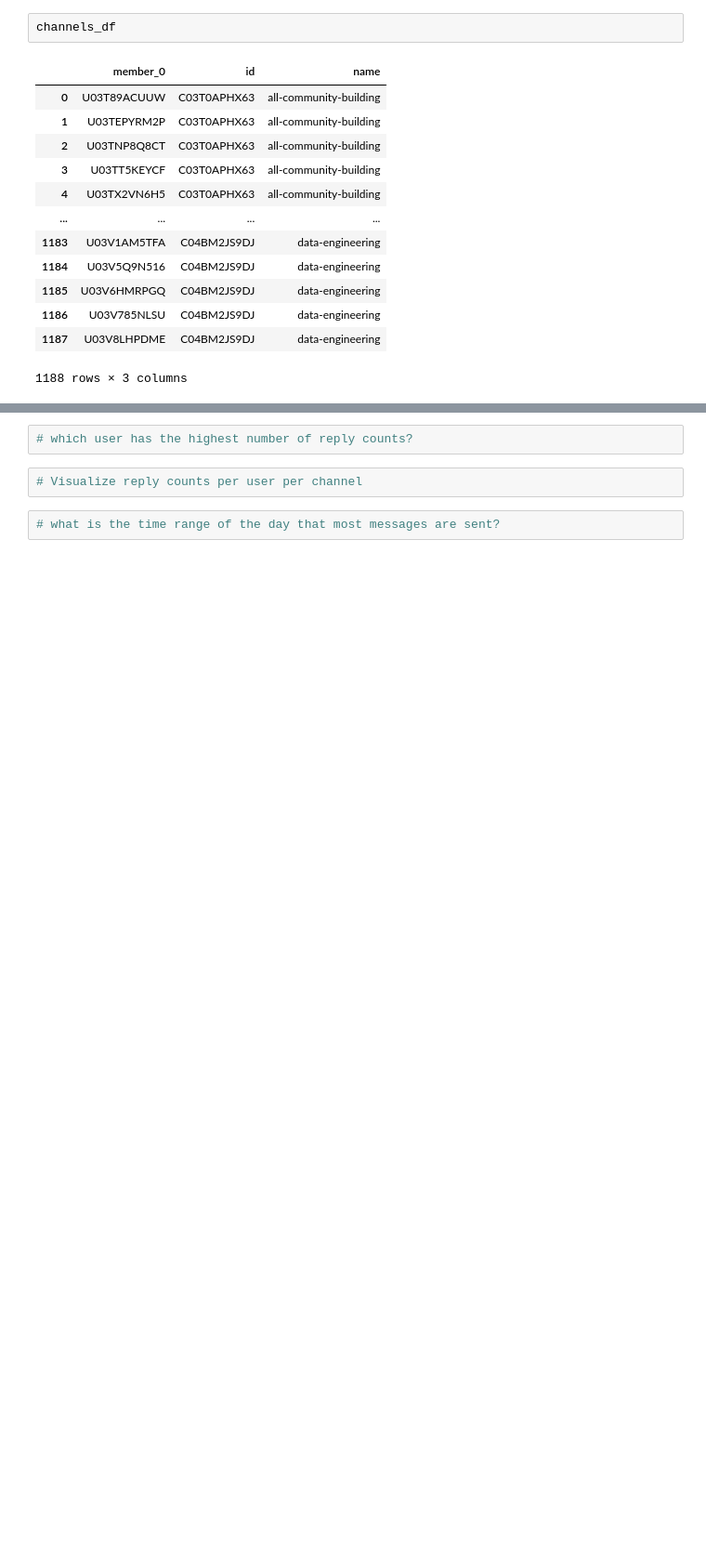
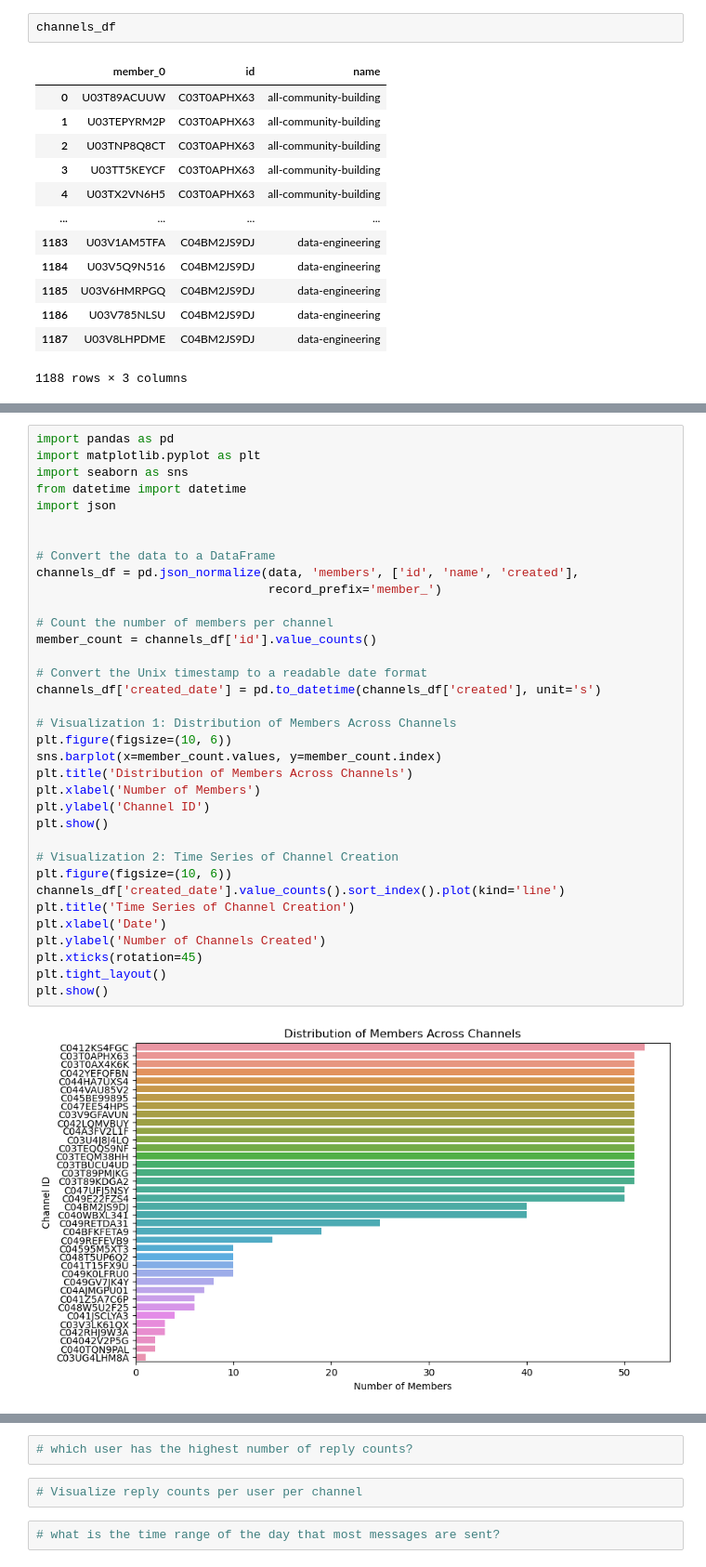
Before and after one commit to mintesnot96/10academy_week0_challenge, a Jupyter notebook: notebooks/parse_slack_data.ipynb, the cells around one changed output, grey strips where cells are left out. Shown at 93% size. Drawn from its saved outputs; the diff is of its cells as text; blank space fills up the shorter version.

```diff
--- a/notebooks/parse_slack_data.ipynb
+++ b/notebooks/parse_slack_data.ipynb
@@ -322,0 +320,37 @@ KeyError: 'message_count'
+# %%
+import pandas as pd
+import matplotlib.pyplot as plt
+import seaborn as sns
+from datetime import datetime
+import json
+
+
+# Convert the data to a DataFrame
+channels_df = pd.json_normalize(data, 'members', ['id', 'name', 'created'],
+                                record_prefix='member_')
+
+# Count the number of members per channel
+member_count = channels_df['id'].value_counts()
+
+# Convert the Unix timestamp to a readable date format
+channels_df['created_date'] = pd.to_datetime(channels_df['created'], unit='s')
+
+# Visualization 1: Distribution of Members Across Channels
+plt.figure(figsize=(10, 6))
+sns.barplot(x=member_count.values, y=member_count.index)
+plt.title('Distribution of Members Across Channels')
+plt.xlabel('Number of Members')
+plt.ylabel('Channel ID')
+plt.show()
+
+# Visualization 2: Time Series of Channel Creation
+plt.figure(figsize=(10, 6))
+channels_df['created_date'].value_counts().sort_index().plot(kind='line')
+plt.title('Time Series of Channel Creation')
+plt.xlabel('Date')
+plt.ylabel('Number of Channels Created')
+plt.xticks(rotation=45)
+plt.tight_layout()
+plt.show()
+# %% [output]
+[figure, added]
```
Also changed, not shown: parts of 2 cells of this notebook.
